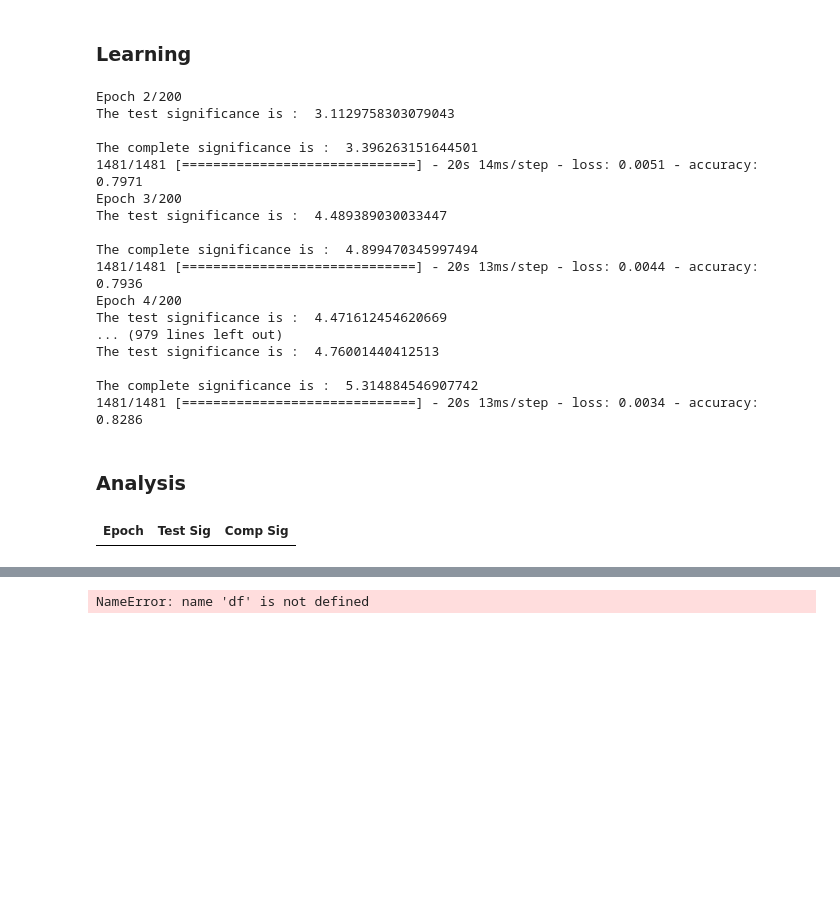
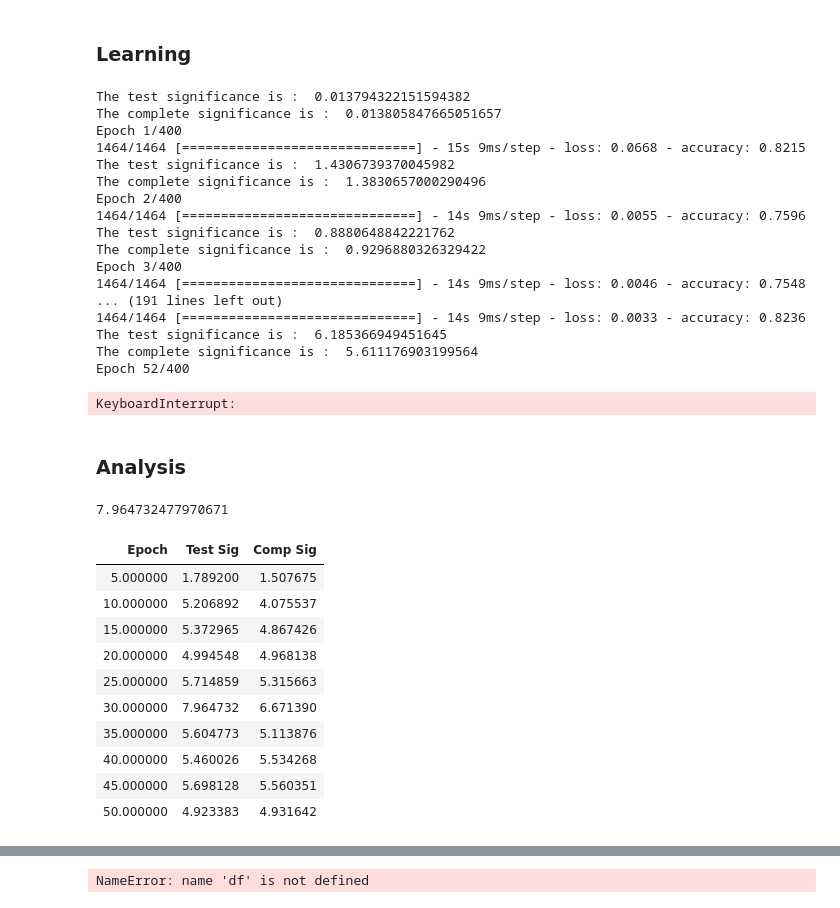
Before and after one commit to Blizzard57/neutrino-decay, a Jupyter notebook: codes/ml/sim-tf.ipynb, the cells around one changed output, grey strips where cells are left out. Drawn from its saved outputs; the diff is of its cells as text; code cells hidden in the pictures; blank space fills up the shorter version.

```diff
--- a/codes/ml/sim-tf.ipynb
+++ b/codes/ml/sim-tf.ipynb
@@ -76,13 +76,14 @@ mpl.use('seaborn')
 # %% [markdown]
 ### Hyperparameters
 # %%
-mn2 = 1000
+mn2 = 1250
 train_div = 0.5
 back_callback_dir = "/home2/kalp_shah/neutrino/codes/ml/backup/dnn"
 log_folder = "logs/dnn"
 model_dir = "/home2/kalp_shah/neutrino/datasets/model/"
 sig_epoch = {'test' : [], 'complete' : []}
-model_max = None
+model_max = Sequential()
+max_sig = 0
 # %%
 !rm -rf /home2/kalp_shah/neutrino/codes/ml/backup/dnn
 !rm -rf logs/dnn
@@ -407,46 +402,62 @@ visualkeras.graph_view(model,node_size=25,layer_spacing=100,ellipsize_after=20)
 # %% [markdown]
 ### Learning
 # %%
-try:
-    model.fit(x_train,y_train,
-              epochs=200,batch_size=4096,
+#try:
+model.fit(x_train,y_train,
+              epochs=400,batch_size=4096,
               class_weight={0:.995,1:0.005},
               callbacks=[backup_callback,tensorboard_callback,
                          sig_callback(model,x_test,dtset_test['type'].values,
                                       cs_corr,'test',np.asarray(total_events)*0.5),
                          sig_callback(model,dtset.T[:-2].T,dtset['type'].values,
-                                      cs_corr,'complete',np.asarray(total_events))])
+                                      cs_corr,'complete',np.asarray(total_events))],
+              )
 
-except:
-    pass
+#except:
+#    pass
 # %% [output]
-Epoch 2/200
-The test significance is :  3.1129758303079043
-
-The complete significance is :  3.396263151644501
-1481/1481 [==============================] - 20s 14ms/step - loss: 0.0051 - accuracy: 0.7971
-Epoch 3/200
-The test significance is :  4.489389030033447
-
-The complete significance is :  4.899470345997494
-1481/1481 [==============================] - 20s 13ms/step - loss: 0.0044 - accuracy: 0.7936
-Epoch 4/200
-The test significance is :  4.471612454620669
-... (979 lines left out)
-The test significance is :  4.76001440412513
-
-The complete significance is :  5.314884546907742
-1481/1481 [==============================] - 20s 13ms/step - loss: 0.0034 - accuracy: 0.8286
+The test significance is :  0.013794322151594382
+The complete significance is :  0.013805847665051657
+Epoch 1/400
+1464/1464 [==============================] - 15s 9ms/step - loss: 0.0668 - accuracy: 0.8215
+The test significance is :  1.4306739370045982
+The complete significance is :  1.3830657000290496
+Epoch 2/400
+1464/1464 [==============================] - 14s 9ms/step - loss: 0.0055 - accuracy: 0.7596
+The test significance is :  0.8880648842221762
+The complete significance is :  0.9296880326329422
+Epoch 3/400
+1464/1464 [==============================] - 14s 9ms/step - loss: 0.0046 - accuracy: 0.7548
+... (191 lines left out)
+1464/1464 [==============================] - 14s 9ms/step - loss: 0.0033 - accuracy: 0.8236
+The test significance is :  6.185366949451645
+The complete significance is :  5.611176903199564
+Epoch 52/400
+KeyboardInterrupt:
 # %% [markdown]
 ### Analysis
 # %%
 sig_comp = pd.DataFrame([[int(i+1) for i in range(len(sig_epoch['complete']))],
                           sig_epoch['test'],sig_epoch['complete']]).T
 sig_comp.rename(columns = {0:'Epoch',1:'Test Sig',2:'Comp Sig'}, inplace = True)
+# %%
+max_sig
+# %% [output]
+7.964732477970671
 # %%
-sig_comp[sig_comp['Epoch']%10==0].style.hide_index()
+sig_comp[sig_comp['Epoch']%5==0].style.hide_index()
 # %% [output]
 | Epoch | Test Sig | Comp Sig |
+| 5.000000 | 1.789200 | 1.507675 |
+| 10.000000 | 5.206892 | 4.075537 |
+| 15.000000 | 5.372965 | 4.867426 |
+| 20.000000 | 4.994548 | 4.968138 |
+| 25.000000 | 5.714859 | 5.315663 |
+| 30.000000 | 7.964732 | 6.671390 |
+| 35.000000 | 5.604773 | 5.113876 |
+| 40.000000 | 5.460026 | 5.534268 |
+| 45.000000 | 5.698128 | 5.560351 |
+| 50.000000 | 4.923383 | 4.931642 |
 # %%
 plt.plot(sig_comp['Test Sig'])
 plt.plot(sig_comp['Comp Sig'])
```
Also changed, not shown: parts of 14 cells of this notebook, 24 other files.
